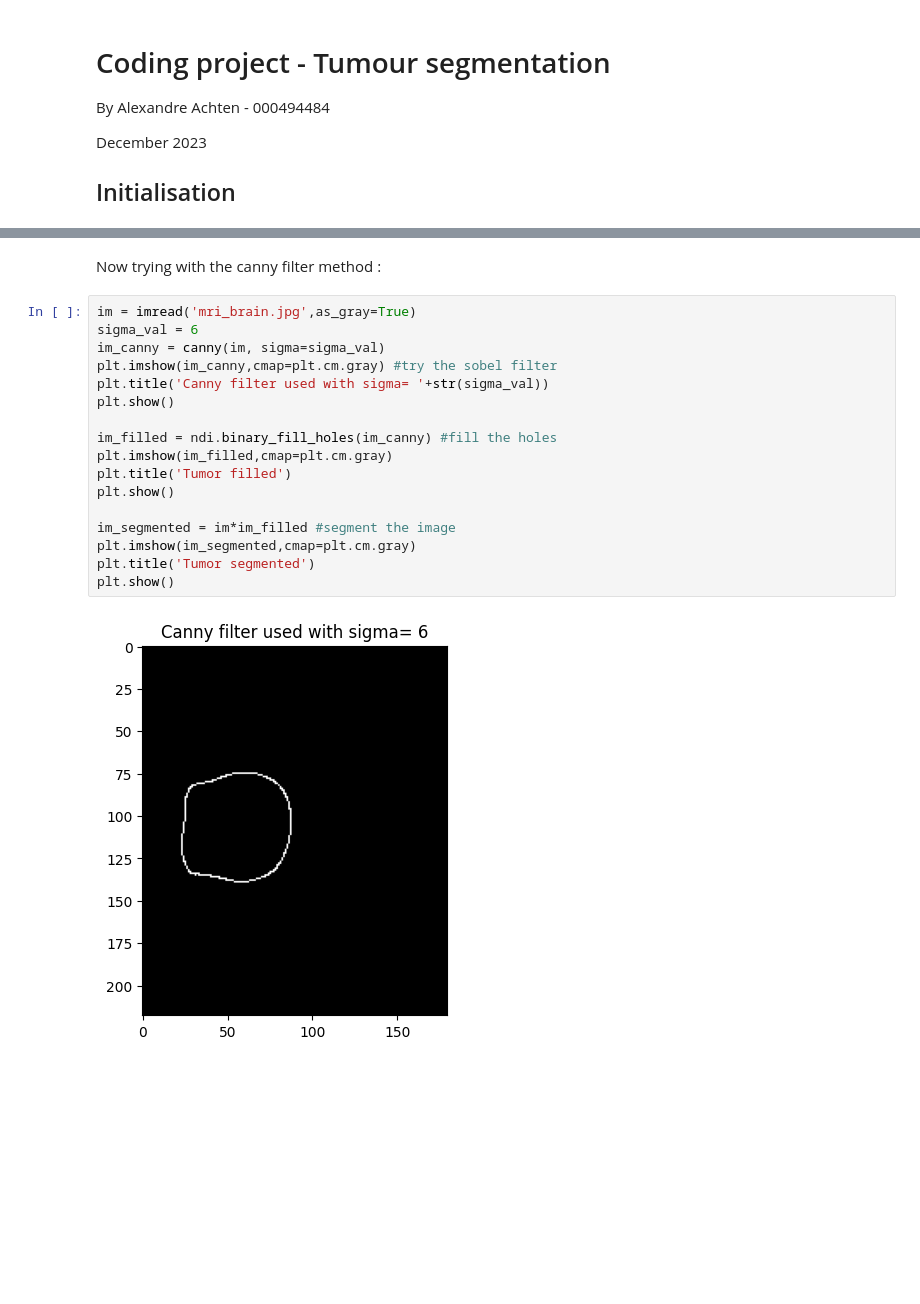
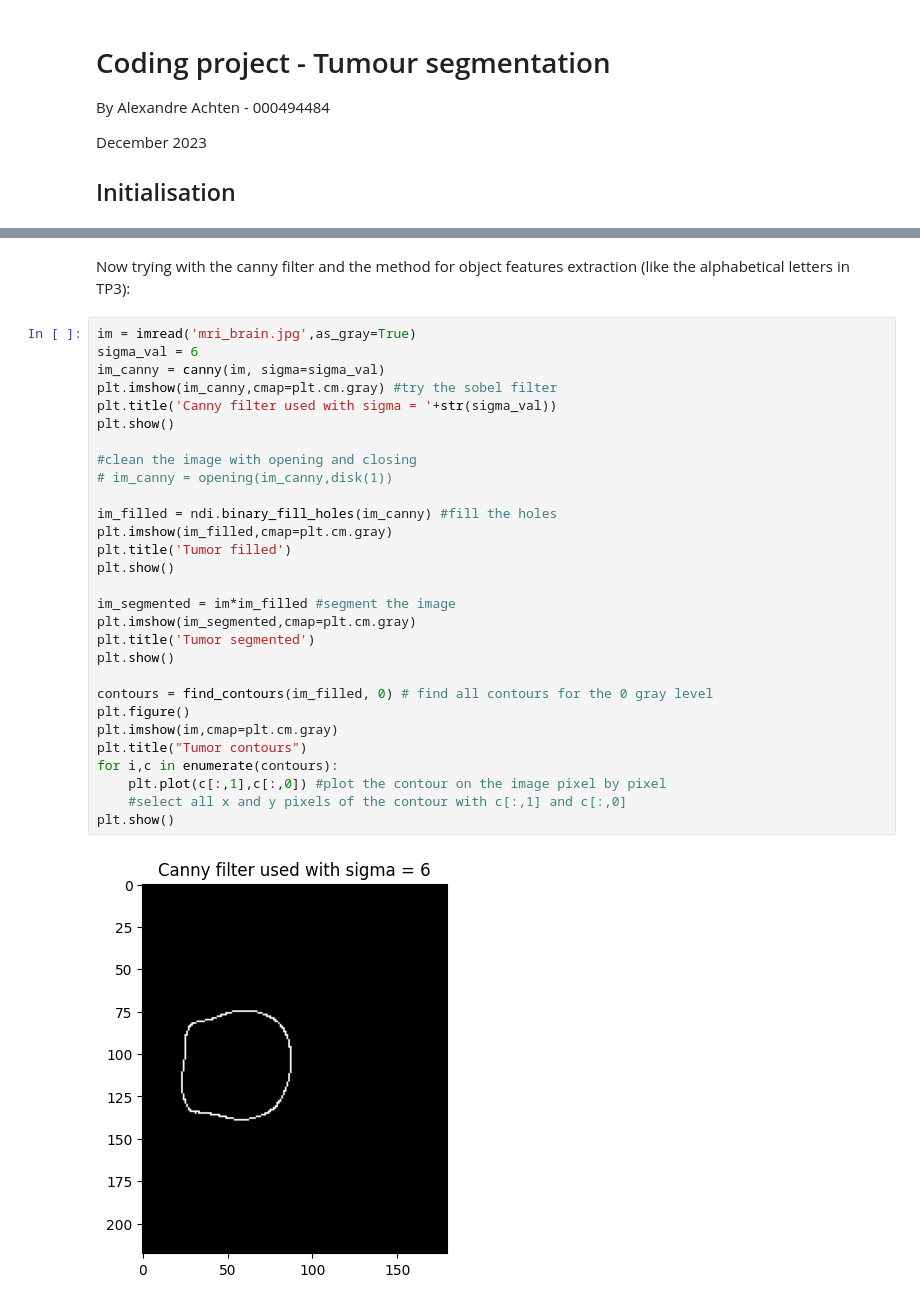
Before and after one commit to Exagor/info-h-500, a Jupyter notebook: docs/Projects/project3_tumor_seg.ipynb, the cells around one changed output, grey strips where cells are left out. Saved outputs shown, nothing was run; the diff lists cells and outputs as text; blank space fills up the shorter version.

Commit message:
clean project 3

```diff
--- a/docs/Projects/project3_tumor_seg.ipynb
+++ b/docs/Projects/project3_tumor_seg.ipynb
@@ -86,23 +34,35 @@ plt.imshow(im_bin,cmap=plt.cm.gray)
 # %% [markdown]
-Now trying with the canny filter method :
+Now trying with the canny filter and the method for object features extraction (like the alphabetical letters in TP3):
 # %%
 im = imread('mri_brain.jpg',as_gray=True)
 sigma_val = 6
 im_canny = canny(im, sigma=sigma_val)
 plt.imshow(im_canny,cmap=plt.cm.gray) #try the sobel filter
-plt.title('Canny filter used with sigma= '+str(sigma_val))
+plt.title('Canny filter used with sigma = '+str(sigma_val))
 plt.show()
+
+#clean the image with opening and closing
+# im_canny = opening(im_canny,disk(1))
 
 im_filled = ndi.binary_fill_holes(im_canny) #fill the holes
 plt.imshow(im_filled,cmap=plt.cm.gray)
 plt.title('Tumor filled')
 plt.show()
 
 im_segmented = im*im_filled #segment the image
 plt.imshow(im_segmented,cmap=plt.cm.gray)
 plt.title('Tumor segmented')
 plt.show()
+
+contours = find_contours(im_filled, 0) # find all contours for the 0 gray level
+plt.figure()
+plt.imshow(im,cmap=plt.cm.gray)
+plt.title("Tumor contours")
+for i,c in enumerate(contours):
+    plt.plot(c[:,1],c[:,0]) #plot the contour on the image pixel by pixel
+    #select all x and y pixels of the contour with c[:,1] and c[:,0]
+plt.show()
 # %% [output]
-[figure, old version]
+[figure, new version]
 [figure]
 [figure]
```
Also changed, not shown: parts of 6 cells of this notebook.
